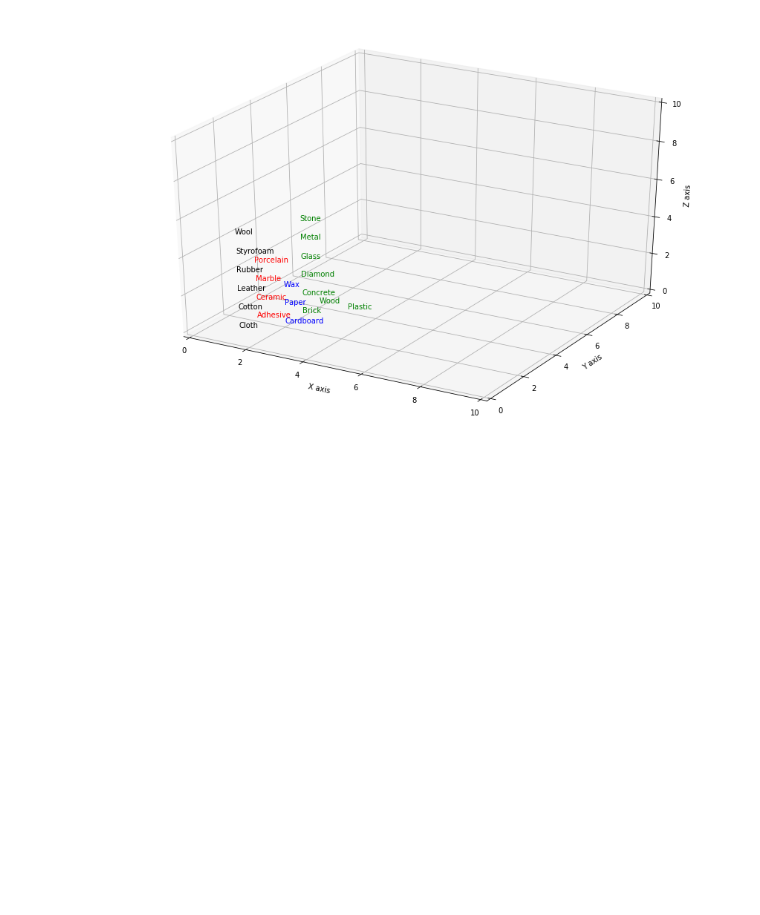
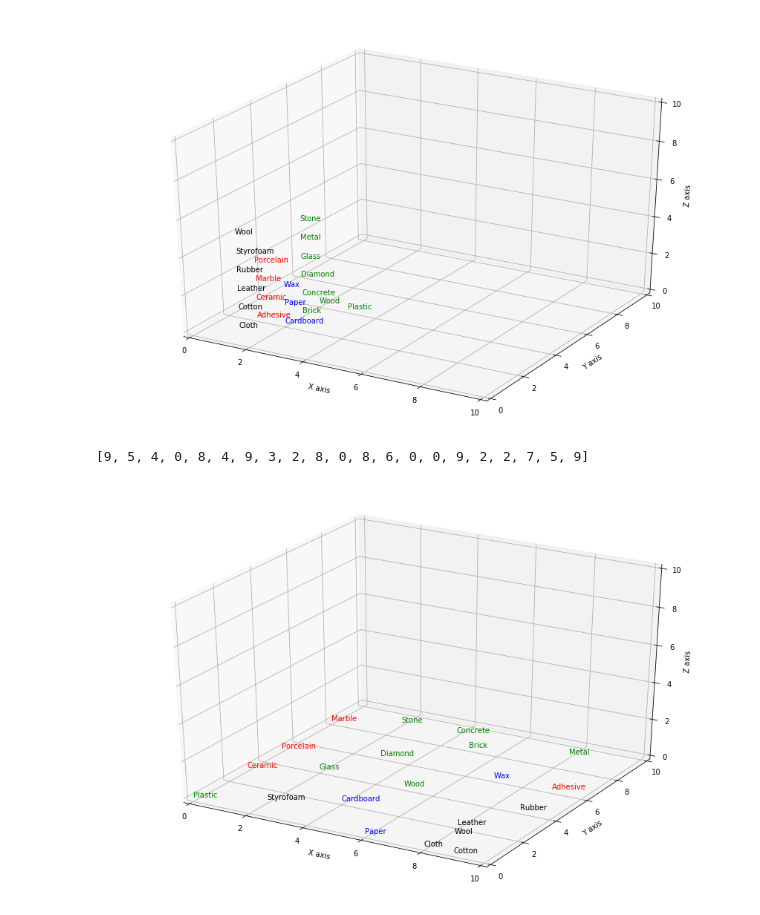
Before and after one commit to mk-hasan/OROC-FU, a Jupyter notebook: OROC-SOM-V2.ipynb, the cells around one changed output. Drawn from its saved outputs; the diff is of its cells as text; code cells hidden in the pictures; blank space fills up the shorter version.

```diff
--- a/OROC-SOM-V2.ipynb
+++ b/OROC-SOM-V2.ipynb
@@ -354,3 +351,52 @@ ax.set_zlabel('Z axis')
 plt.show()
 # %% [output]
 [figure]
+# %%
+[9, 5, 4, 0, 8, 4, 9, 3, 2, 8, 0, 8, 6, 0, 0, 9, 2, 2, 7, 5, 9]
+[6, 8, 2, 3, 0, 9, 0, 6, 4, 2, 8, 9, 0, 0, 5, 4, 9, 1, 6, 4, 0]
+# %% [output]
+[9, 5, 4, 0, 8, 4, 9, 3, 2, 8, 0, 8, 6, 0, 0, 9, 2, 2, 7, 5, 9]
+# %%
+fig = plt.figure(figsize=(15,10))
+ax = fig.gca(projection='3d')
+
+
+# Demo 2: color
+ax.text(9, 6, 0, "Adhesive", color='red')
+ax.text(5,8,0, "Brick", color="green")
+ax.text(4,2 , 0, "Cardboard", color='blue')
+ax.text(0,3,0, "Ceramic", color="red")
+ax.text(8,0, 0, "Cloth", color='black')
+ax.text(4,9,0, "Concrete", color="green")
+ax.text(9,0, 0, "Cotton", color='black')
+ax.text(3,6,0, "Diamond", color="green")
+ax.text(2,4, 0, "Glass", color='green')
+ax.text(8,2,0, "Leather", color="black")
+ax.text(0,8, 0, "Marble", color='red')
+ax.text(8,9,0, "Metal", color="green")
+ax.text(6,0, 0, "Paper", color='blue')
+ax.text(0,0,0, "Plastic", color="green")
+ax.text(0,5, 0, "Porcelain", color='red')
+ax.text(9,4,0, "Rubber", color="black")
+ax.text(2,9,0, "Stone", color='green')
+ax.text(2,1,0, "Styrofoam", color="black")
+ax.text(7,6, 0, "Wax", color='blue')
+ax.text(5,4,0, "Wood", color="green")
+ax.text(9,0, 1, "Wool", color='black')
+
+
+# Demo 3: text2D
+# Placement 0, 0 would be the bottom left, 1, 1 would be the top right.
+
+
+# Tweaking display region and labels
+ax.set_xlim(0, 10)
+ax.set_ylim(0, 10)
+ax.set_zlim(0, 10)
+ax.set_xlabel('X axis')
+ax.set_ylabel('Y axis')
+ax.set_zlabel('Z axis')
+
+plt.show()
+# %% [output]
+[figure, added]
```
Also changed, not shown: parts of 4 cells of this notebook, 4 other files.
